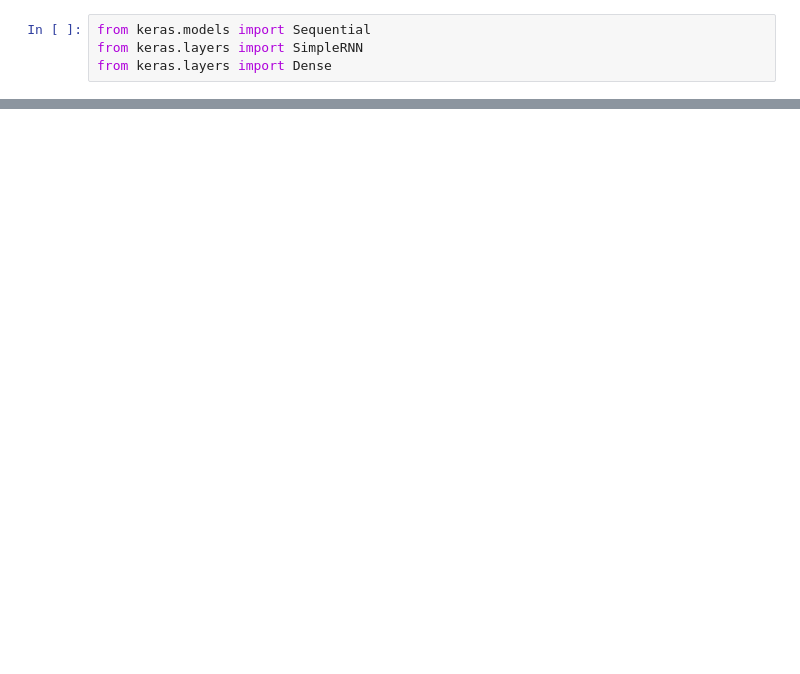
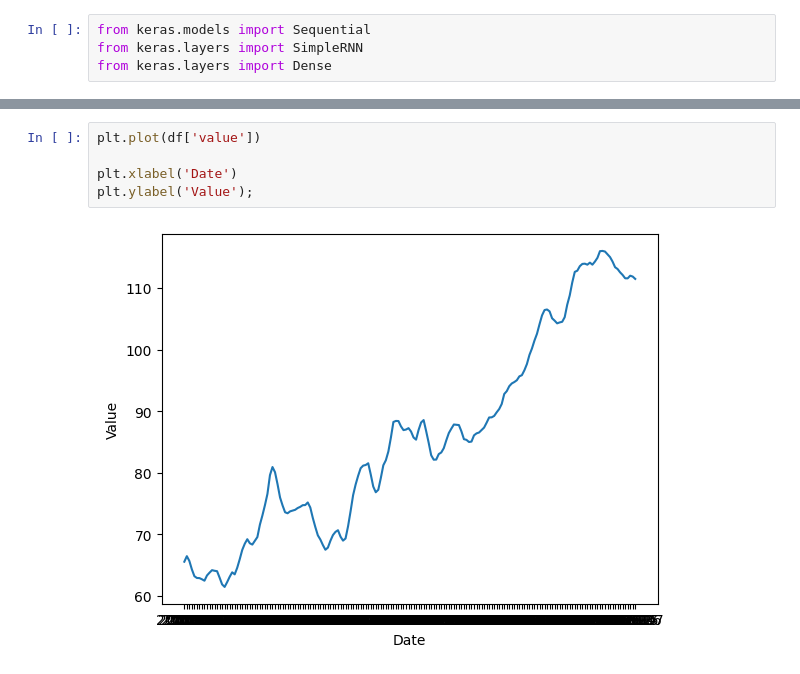
Before and after one commit to andrewmanuelt/chicken_rnn, a Jupyter notebook: rnn.ipynb, the cells around one changed output, grey strips where cells are left out. Cells and saved outputs as stored; diff of their text form; blank space fills up the shorter version.

```diff
--- a/rnn.ipynb
+++ b/rnn.ipynb
@@ -366,0 +26,7 @@ Name: Data, dtype: float64
+# %%
+plt.plot(df['value'])
+
+plt.xlabel('Date')
+plt.ylabel('Value');
+# %% [output]
+[figure, added]
```
Also changed, not shown: parts of 53 cells of this notebook.
